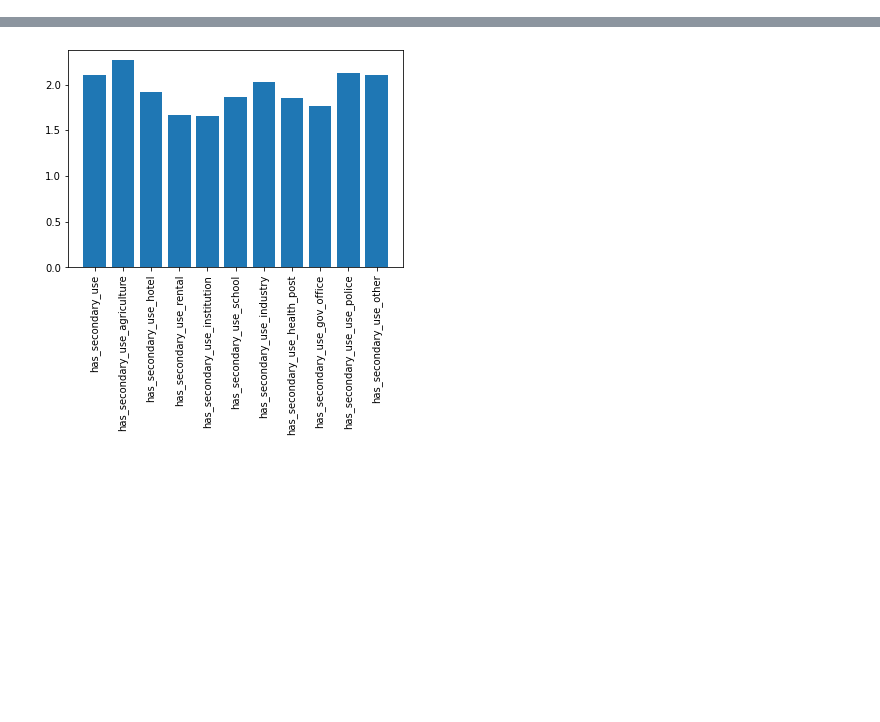
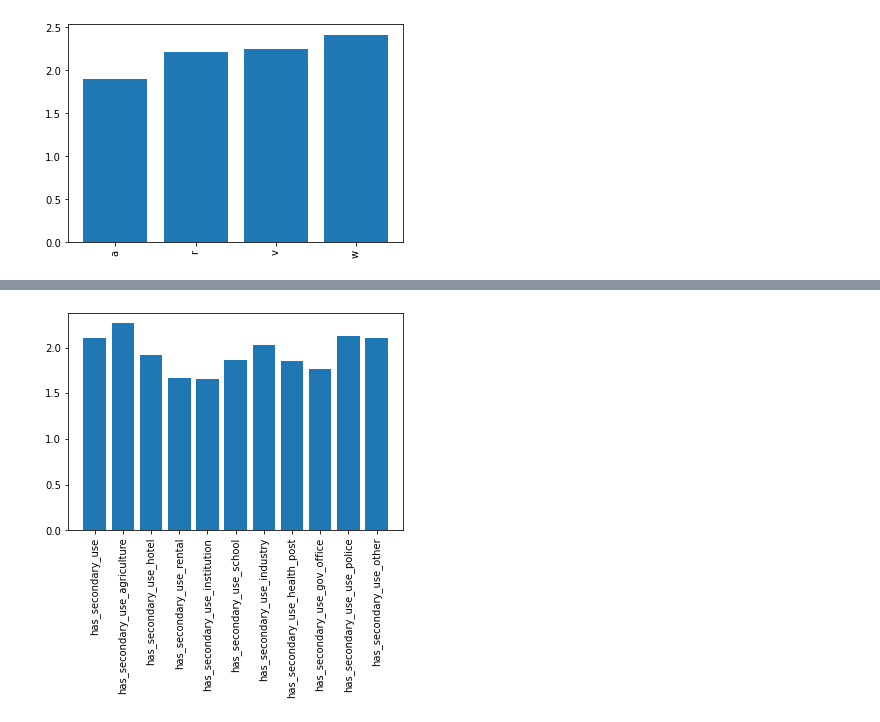
Before and after one commit to juanchycc/Tp2-Datos, a Jupyter notebook: featuring.ipynb, the cells around one changed output, grey strips where cells are left out. Cells and saved outputs as stored; diff of their text form; code cells hidden in the pictures; blank space fills up the shorter version.

```diff
--- a/featuring.ipynb
+++ b/featuring.ipynb
@@ -58,48 +59,34 @@ def encodingVersionDos(values, columnData, setDatos):
 
     return df['sumatory']
 # %%
-#owner = pd.DataFrame()
-#owner[['a', 'r', 'v', 'w']]= pd.get_dummies(set_train['legal_ownership_status'])
-#owner.sum()
+owner = pd.DataFrame()
+owner[['a', 'r', 'v', 'w']]= pd.get_dummies(set_train['legal_ownership_status'])
+owner.sum()
 
-#owner['damage_grade'] = set_train['damage_grade']
-#vector_names = ['a', 'r', 'v', 'w']
-#promedios = []
-#for x in range(len(vector_names)):
- #   aux = owner.loc[owner[vector_names[x]] == 1,:]
-  #  promedios.append(aux['damage_grade'].sum() / aux[vector_names[x]].sum())
+owner['damage_grade'] = set_train['damage_grade']
+vector_names = ['a', 'r', 'v', 'w']
+promedios = []
+for x in range(len(vector_names)):
+    aux = owner.loc[owner[vector_names[x]] == 1,:]
+    promedios.append(aux['damage_grade'].sum() / aux[vector_names[x]].sum())
 
-#plt.bar(vector_names, promedios)
-#plt.xticks(rotation=90)
-#plt.show()
-
-#position = pd.DataFrame()
-#position= pd.get_dummies(set_train['position'])
-#position.sum()
-
-#position['damage_grade'] = set_train['damage_grade']
-#vector_names = ['j', 'o', 's', 't']
-#promedios = []
-#for x in range(len(vector_names)):
-#    aux = position.loc[position[vector_names[x]] == 1,:]
-#    promedios.append(aux['damage_grade'].sum() / aux[vector_names[x]].sum())
-
-#plt.bar(vector_names, promedios)
-#plt.xticks(rotation=90)
-#plt.show()
-
+plt.bar(vector_names, promedios)
+plt.xticks(rotation=90)
+plt.show()
 
 #count_families = pd.DataFrame()
 #count_families[['0', '1', '2', '3', '4', '5', '6', '7', '8', '9']] = pd.get_dummies(set_train['count_families'])
 #count_families
 
 #count_families['damage_grade'] = set_train['damage_grade']
 #vector_names = ['0', '1', '2', '3', '4', '5', '6', '7', '8', '9']
 #promedios = []
 #for x in range(len(vector_names)):
 #    aux = count_families.loc[count_families[vector_names[x]] == 1,:]
 #    promedios.append(aux['damage_grade'].sum() / aux[vector_names[x]].sum())
 
 #plt.bar(vector_names, promedios)
 #plt.xticks(rotation=90)
 #plt.show()
+# %% [output]
+[figure, added]
```
Also changed, not shown: parts of 14 cells of this notebook, 1 other file.
